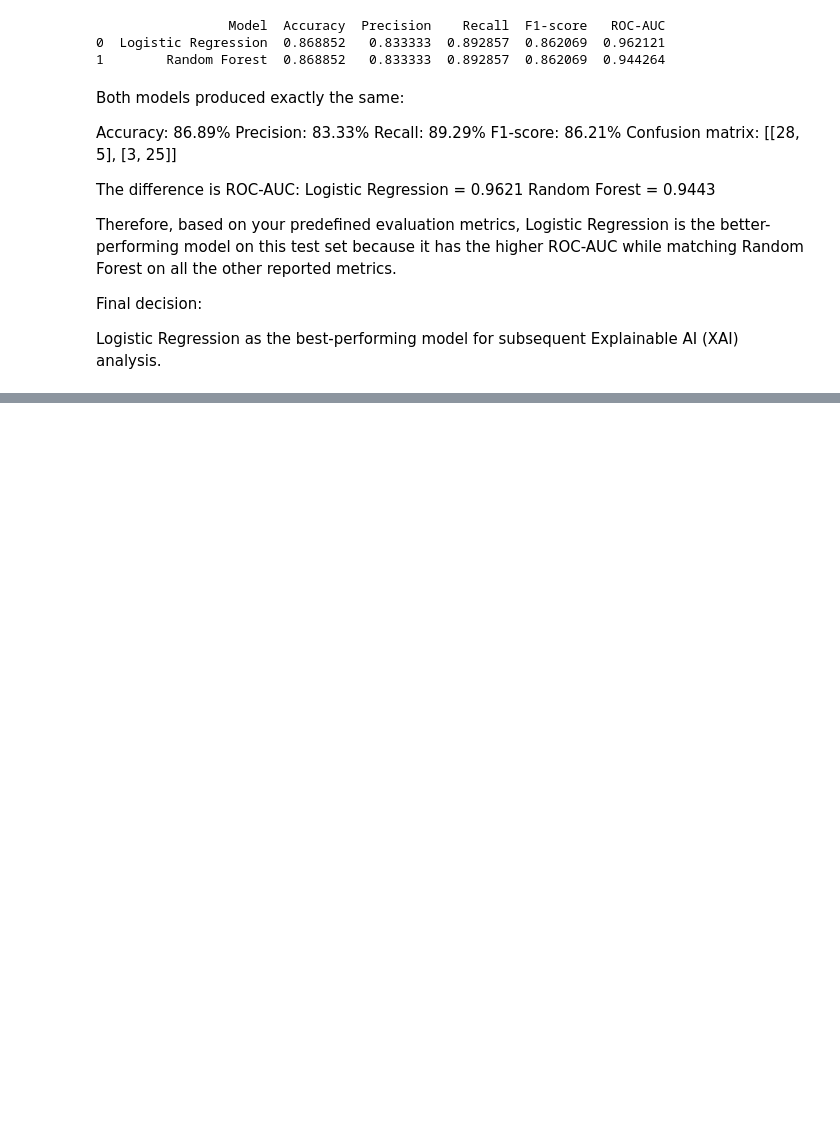
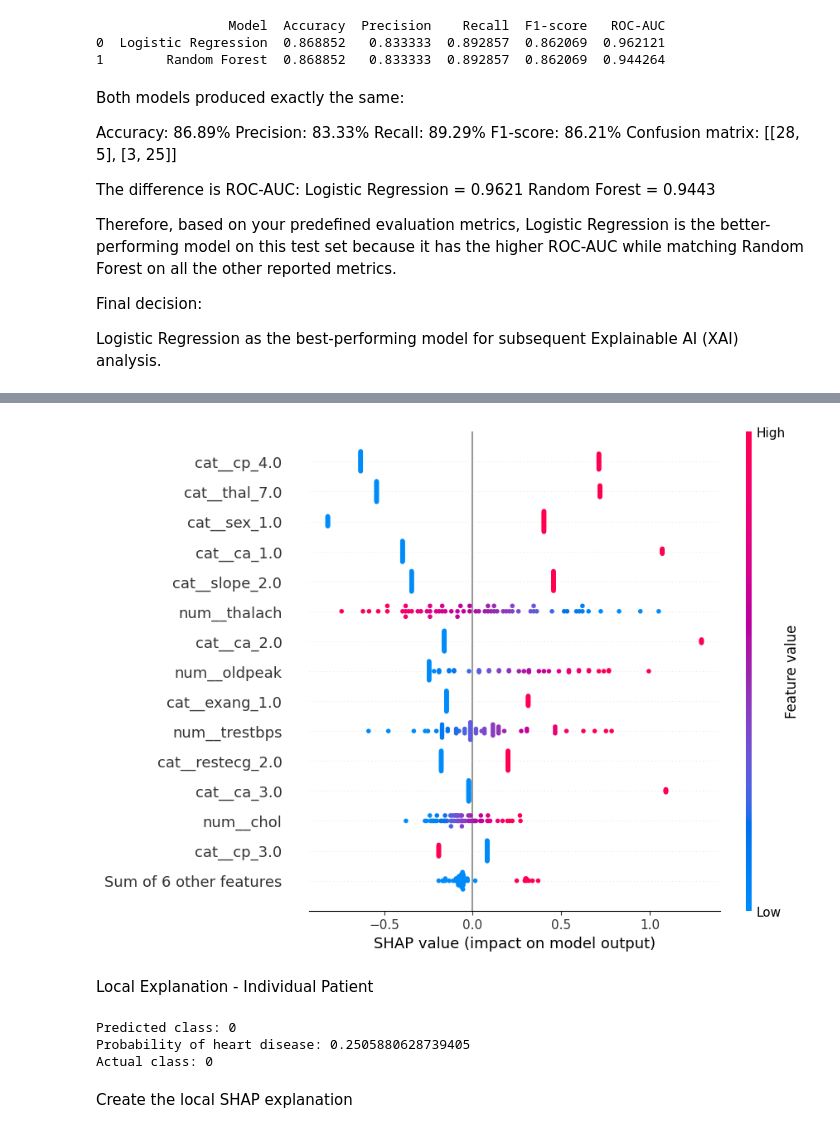
Before and after one commit to G-Varghese/Heart_Disease_AI, a Jupyter notebook: notebooks/01_dataset_preprocessing.ipynb, the cells around one changed output, grey strips where cells are left out. Saved outputs shown, nothing was run; the diff lists cells and outputs as text; code cells hidden in the pictures; blank space fills up the shorter version.

```diff
--- a/notebooks/01_dataset_preprocessing.ipynb
+++ b/notebooks/01_dataset_preprocessing.ipynb
@@ -796,0 +889,9 @@ Logistic Regression as the best-performing model for subsequent Explainable AI (
+# %%
+shap.plots.beeswarm(
+    shap_values,
+    max_display=15
+)
+# %% [output]
+[figure, added]
+# %% [markdown]
+Local Explanation - Individual Patient
@@ -796,0 +900,18 @@ Logistic Regression as the best-performing model for subsequent Explainable AI (
+# %%
+patient_prediction = logistic_model.predict(
+    X_test_processed.iloc[[patient_index]]
+)[0]
+
+patient_probability = logistic_model.predict_proba(
+    X_test_processed.iloc[[patient_index]]
+)[0, 1]
+
+print("Predicted class:", patient_prediction)
+print("Probability of heart disease:", patient_probability)
+print("Actual class:", y_test.iloc[patient_index])
+# %% [output]
+Predicted class: 0
+Probability of heart disease: 0.2505880628739405
+Actual class: 0
+# %% [markdown]
+Create the local SHAP explanation
```
Also changed, not shown: parts of 22 cells of this notebook.
